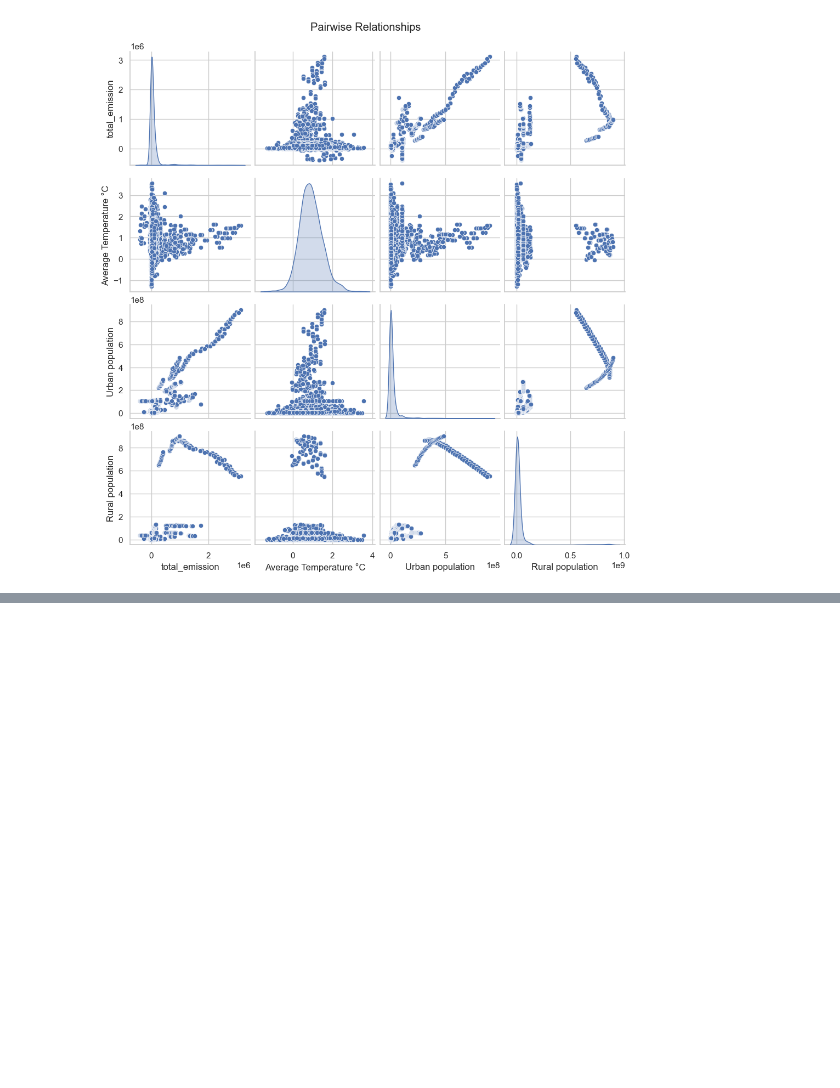
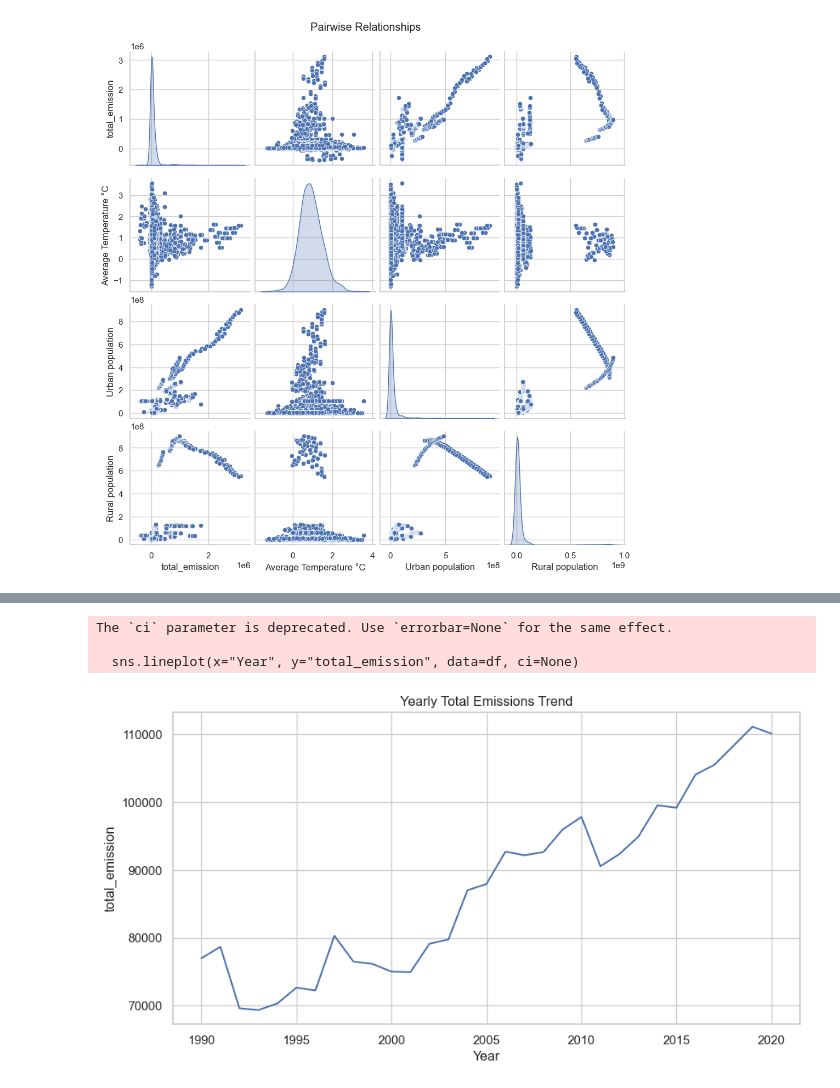
Before and after one commit to ThabangMmakola/2401PTDS_Regression_Project, a Jupyter notebook: Regression Project Thabang.ipynb, the cells around one changed output, grey strips where cells are left out. Saved outputs shown, nothing was run; the diff lists cells and outputs as text; code cells hidden in the pictures; blank space fills up the shorter version.

```diff
--- a/Regression Project Thabang.ipynb
+++ b/Regression Project Thabang.ipynb
@@ -302,0 +312,11 @@ plt.show()
+# %%
+# Yearly emission trend
+plt.figure(figsize=(10,5))
+sns.lineplot(x="Year", y="total_emission", data=df, ci=None)
+plt.title("Yearly Total Emissions Trend")
+plt.show()
+# %% [output]
+The `ci` parameter is deprecated. Use `errorbar=None` for the same effect.
+
+  sns.lineplot(x="Year", y="total_emission", data=df, ci=None)
+[figure, added]
```
Also changed, not shown: parts of 1 cell of this notebook.
